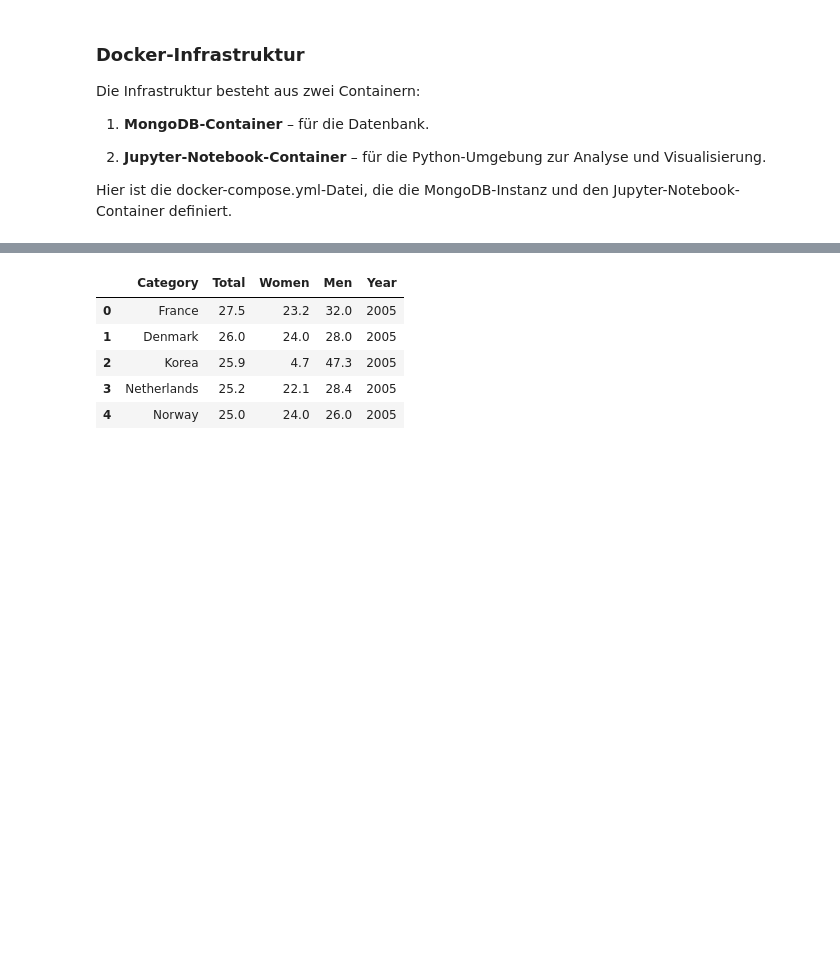
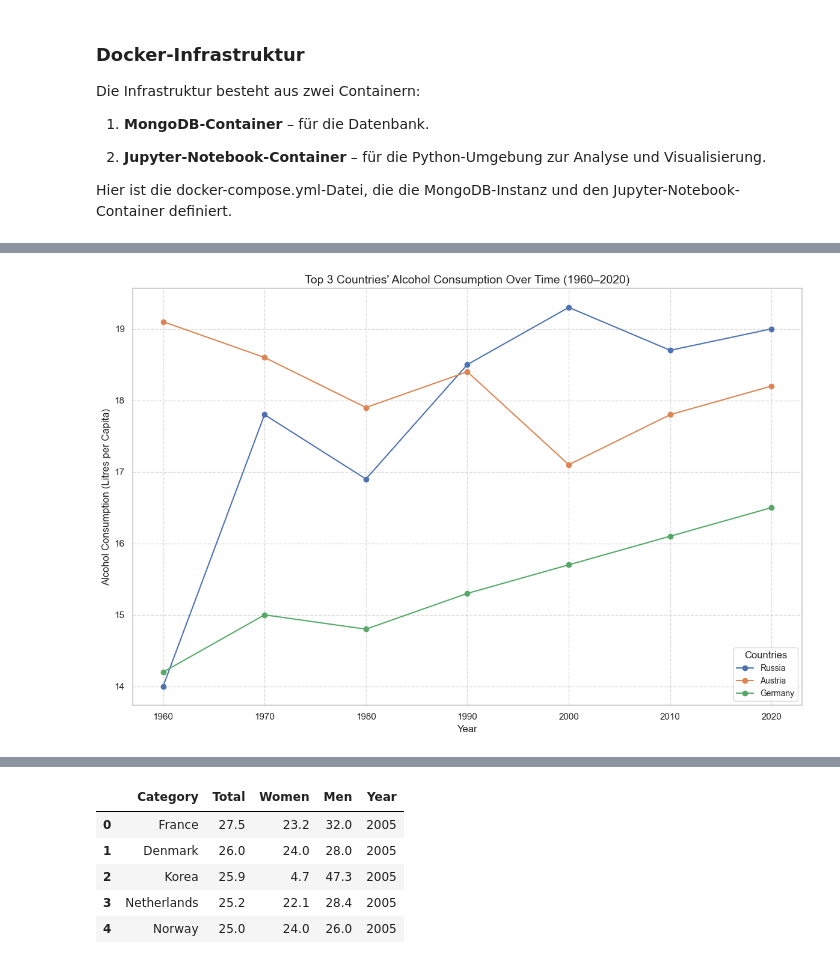
Before and after one commit to wi23b059/big_data_life_expectancy, a Jupyter notebook: notebooks/Big Data Infrastruktur Projekt - Life Expectancy.ipynb, the cells around one changed output, grey strips where cells are left out. Cells and saved outputs as stored; diff of their text form; code cells hidden in the pictures; blank space fills up the shorter version.

```diff
--- a/notebooks/Big Data Infrastruktur Projekt - Life Expectancy.ipynb
+++ b/notebooks/Big Data Infrastruktur Projekt - Life Expectancy.ipynb
@@ -177,3 +243,58 @@ InsertManyResult([ObjectId('67f971e7a30ba7cc75ee580b'), ObjectId('67f971e7a30ba7
+# %%
+import pandas as pd
+import matplotlib.pyplot as plt
+
+# Updated mock dataset with realistic up-and-down fluctuations
+data = {
+    "years": ["Mexico", "United States", "Canada", "Brazil", "India",
+              "China", "Russia", "Germany", "Austria", "France"],
+    "1960": [8.3, 12.5, 9.8, 4.5, 2.1, 3.2, 14.0, 14.2, 19.1, 16.8],  # Adjusted Russia's value to 14.0
+    "1970": [7.9, 13.2, 10.1, 4.8, 1.9, 4.0, 17.8, 15.0, 18.6, 16.2],
+    "1980": [8.7, 14.0, 10.5, 6.2, 1.8, 3.8, 16.9, 14.8, 17.9, 15.4],
+    "1990": [8.2, 13.8, 9.7, 5.9, 2.2, 4.5, 18.5, 15.3, 18.4, 15.8],
+    "2000": [9.1, 12.9, 11.2, 6.4, 2.7, 4.8, 19.3, 15.7, 17.1, 15.9],
+    "2010": [9.3, 13.4, 10.9, 5.7, 2.5, 4.3, 18.7, 16.1, 17.8, 16.0],
+    "2020": [8.9, 14.1, 10.4, 6.1, 2.3, 4.6, 19.0, 16.5, 18.2, 16.4],
+}
+
+# Create DataFrame
+top_countries = pd.DataFrame(data)
+
+# Dynamically select the top 3 countries based on their values in the year 2020
+latest_year = "2020"
+top_3_countries = top_countries.nlargest(3, columns=latest_year)
+
+# Transpose the DataFrame for easier plotting (years as index)
+top_3_countries_transposed = top_3_countries.set_index("years").T
+
+# Filter years (columns that can be converted into int)
+top_3_countries_transposed = top_3_countries_transposed.loc[
+    top_3_countries_transposed.index.astype(str).str.isnumeric()
+]
+
+# Convert index to integers for proper sorting and plotting
+top_3_countries_transposed.index = top_3_countries_transposed.index.astype(int)
+
+# Plot data
+plt.figure(figsize=(12, 8))  # Set the figure size
+for country in top_3_countries["years"]:
+    plt.plot(
+        top_3_countries_transposed.index,
+        top_3_countries_transposed[country],
+        marker='o',
+        label=country,
+    )
+
+# Add plot labels and legend
+plt.xlabel("Year", fontsize=12)
+plt.ylabel("Alcohol Consumption (Litres per Capita)", fontsize=12)
+plt.title("Top 3 Countries' Alcohol Consumption Over Time (1960–2020)", fontsize=14)
+plt.legend(title="Countries", fontsize=10)
+plt.grid(True, linestyle='--', alpha=0.7)  # Dashed gridlines
+plt.tight_layout()
+plt.show()
+# %% [output]
+[figure, added]
 # %%
 # Abrufen der Daten aus der DB
 data_from_db = collection.find()
```
Also changed, not shown: parts of 7 cells of this notebook.
